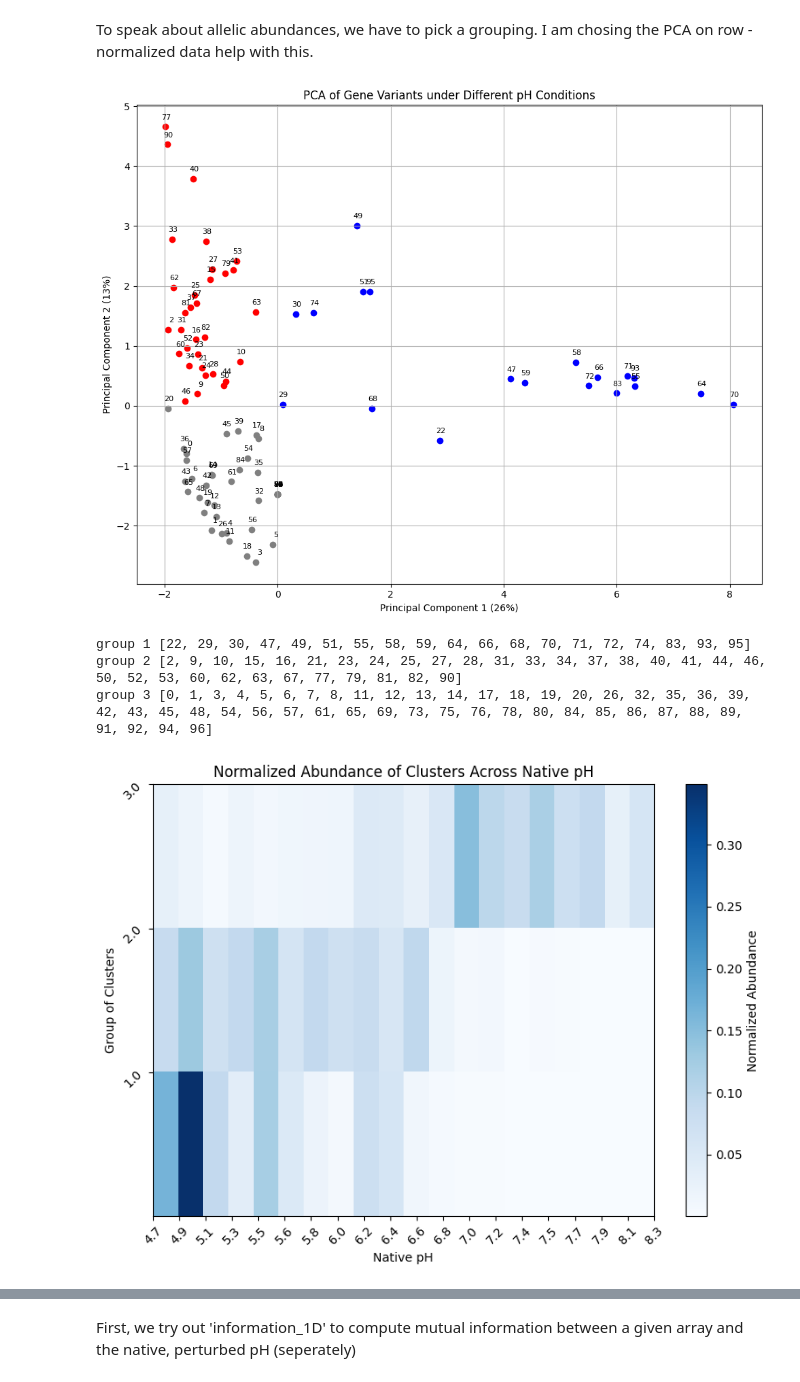
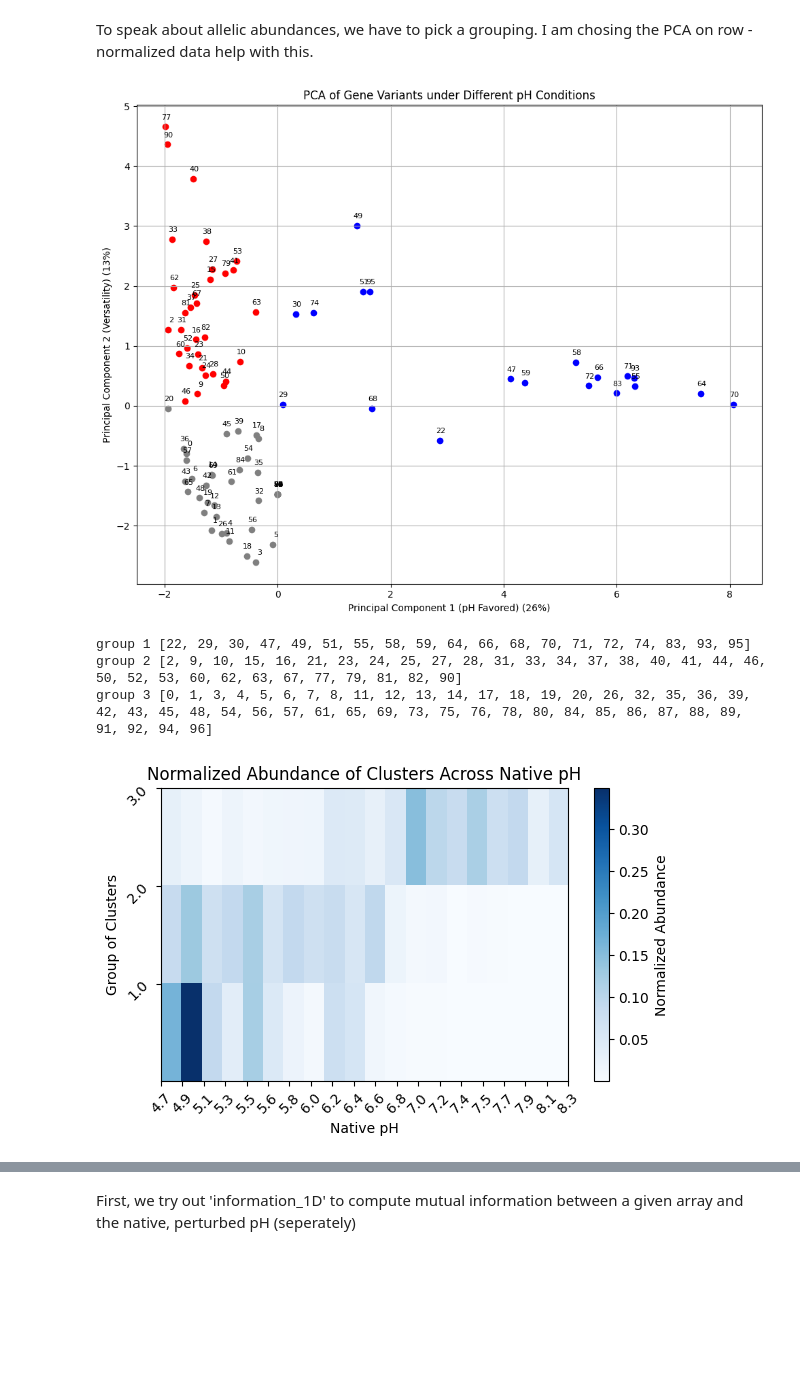
Before and after one commit to AddisonHowe/soil-metagenomics, a Jupyter notebook: information.ipynb, the cells around one changed output, grey strips where cells are left out. Cells and saved outputs as stored; diff of their text form; code cells hidden in the pictures; blank space fills up the shorter version.

```diff
--- a/information.ipynb
+++ b/information.ipynb
@@ -79,8 +79,8 @@ for i in range(principal_components.shape[0]):
         group3.append(i)
 
 
-plt.xlabel('Principal Component 1 (26%)')
-plt.ylabel('Principal Component 2 (13%)')
+plt.xlabel('Principal Component 1 (pH Favored) (26%)')
+plt.ylabel('Principal Component 2 (Versatility) (13%)')
 plt.title('PCA of Gene Variants under Different pH Conditions')
 plt.grid(True)
 plt.tight_layout()
@@ -104,36 +104,36 @@ for i, datum in enumerate(clustered_data):
         grouped_data[0] += datum
     elif i in group2:
         grouped_data[1] += datum
     else:
         grouped_data[2] += datum
 
 normalized_data = grouped_data / grouped_data.sum(axis=1, keepdims=True) #normalization step
 
 x = np.linspace(4.7, 8.3, 20)
 y = np.linspace(1,3,3)
 
 
-plt.figure(figsize=(8, 6))
+plt.figure(figsize=(6, 4))
 
 plt.imshow(normalized_data, aspect='auto', cmap='Blues', extent=[x[0], x[-1], 0, normalized_data.shape[0]])
 
 plt.xlabel('Native pH')
 plt.ylabel('Group of Clusters')
 plt.title('Normalized Abundance of Clusters Across Native pH')
 
 plt.colorbar(label='Normalized Abundance')
 
 plt.xticks(ticks=np.linspace(x[0], x[-1], len(x)), labels=[f"{val:.1f}" for val in x], rotation=45)
 plt.yticks(ticks=np.linspace(y[0], y[-1], len(y)), labels=[f"{val:.1f}" for val in y], rotation=45)
 
 plt.tight_layout()
 plt.show()
 # %% [output]
-[figure, old version]
+[figure, new version]
 group 1 [22, 29, 30, 47, 49, 51, 55, 58, 59, 64, 66, 68, 70, 71, 72, 74, 83, 93, 95]
 group 2 [2, 9, 10, 15, 16, 21, 23, 24, 25, 27, 28, 31, 33, 34, 37, 38, 40, 41, 44, 46, 50, 52, 53, 60, 62, 63, 67, 77, 79, 81, 82, 90]
 group 3 [0, 1, 3, 4, 5, 6, 7, 8, 11, 12, 13, 14, 17, 18, 19, 20, 26, 32, 35, 36, 39, 42, 43, 45, 48, 54, 56, 57, 61, 65, 69, 73, 75, 76, 78, 80, 84, 85, 86, 87, 88, 89, 91, 92, 94, 96]
-[figure, old version]
+[figure, new version]
 # %%
 data_slope = pd.read_csv('out/data_slope.tsv', sep='\t', header=None)
 data_slope = data_slope.values
```
Also changed, not shown: parts of 12 cells of this notebook, 17 other files.
